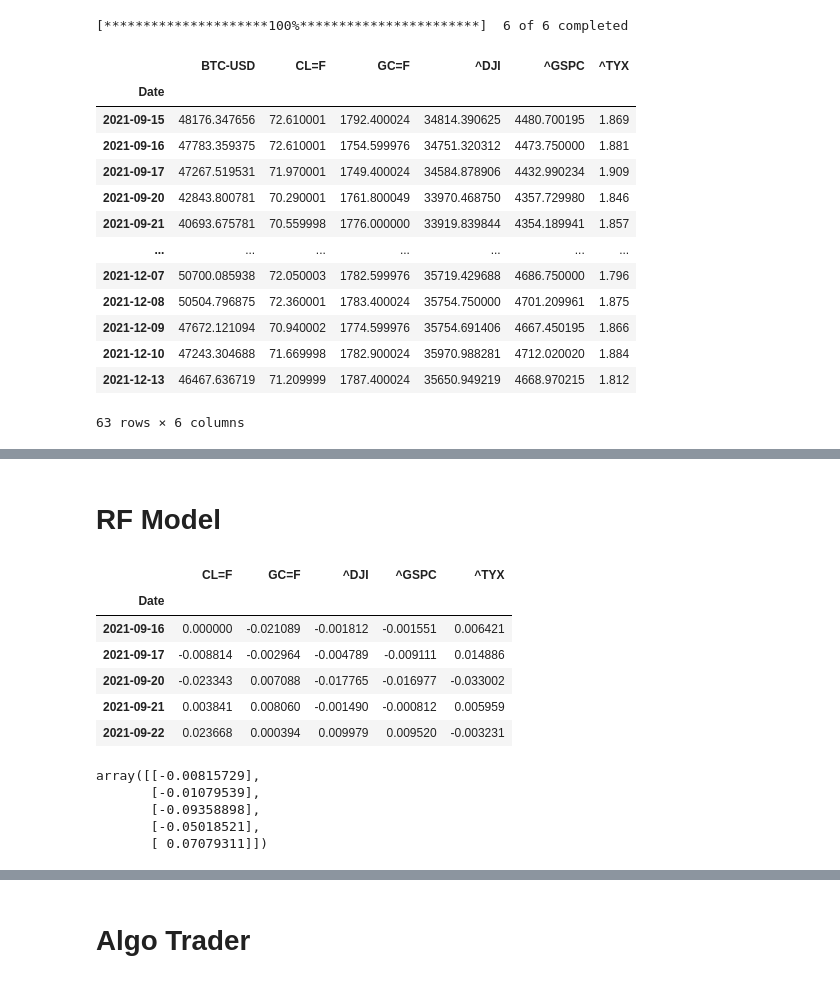
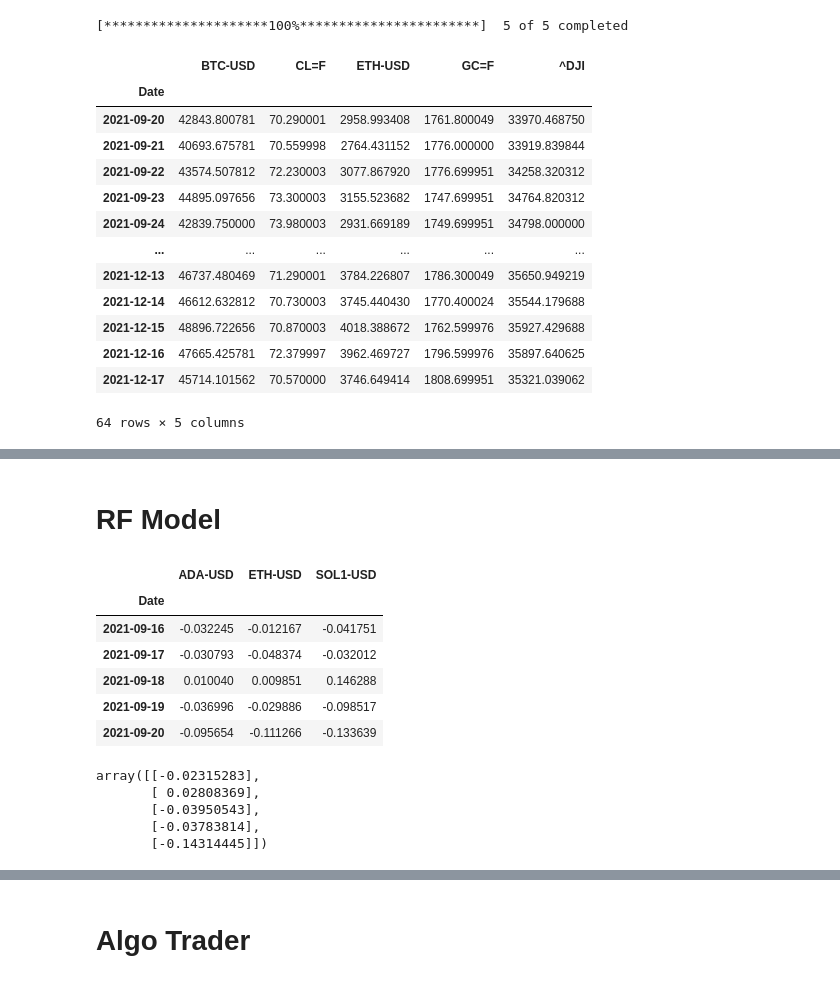
Before and after one commit to JDY320/project2, a Jupyter notebook: finalcode.ipynb, the cells around one changed output, grey strips where cells are left out. Cells and saved outputs as stored; diff of their text form; code cells hidden in the pictures.

```diff
--- a/finalcode.ipynb
+++ b/finalcode.ipynb
@@ -22,29 +22,29 @@ def asset_df(*x):
 # %%
 # Dow = ^DJI
 # SP500 = ^GSPC
 # 30-Year TSY = ^TYX
 # Crypto pairs 'CRYPTOTICKER-USD'
 # Gold 'GC=F'
 # Oil 'CL=F'
 
-df = asset_df('BTC-USD','^DJI','^GSPC','^TYX','GC=F','CL=F')
+df = asset_df('BTC-USD','ETH-USD','^DJI','GC=F','CL=F')
 df
 # %% [output]
-[*********************100%***********************]  6 of 6 completed
+[*********************100%***********************]  5 of 5 completed
-|  | BTC-USD | CL=F | GC=F | ^DJI | ^GSPC | ^TYX |
-| Date |  |  |  |  |  |  |
-| 2021-09-15 | 48176.347656 | 72.610001 | 1792.400024 | 34814.390625 | 4480.700195 | 1.869 |
-| 2021-09-16 | 47783.359375 | 72.610001 | 1754.599976 | 34751.320312 | 4473.750000 | 1.881 |
-| 2021-09-17 | 47267.519531 | 71.970001 | 1749.400024 | 34584.878906 | 4432.990234 | 1.909 |
-| 2021-09-20 | 42843.800781 | 70.290001 | 1761.800049 | 33970.468750 | 4357.729980 | 1.846 |
-| 2021-09-21 | 40693.675781 | 70.559998 | 1776.000000 | 33919.839844 | 4354.189941 | 1.857 |
-| ... | ... | ... | ... | ... | ... | ... |
-| 2021-12-07 | 50700.085938 | 72.050003 | 1782.599976 | 35719.429688 | 4686.750000 | 1.796 |
-| 2021-12-08 | 50504.796875 | 72.360001 | 1783.400024 | 35754.750000 | 4701.209961 | 1.875 |
-| 2021-12-09 | 47672.121094 | 70.940002 | 1774.599976 | 35754.691406 | 4667.450195 | 1.866 |
-| 2021-12-10 | 47243.304688 | 71.669998 | 1782.900024 | 35970.988281 | 4712.020020 | 1.884 |
-| 2021-12-13 | 46467.636719 | 71.209999 | 1787.400024 | 35650.949219 | 4668.970215 | 1.812 |
+|  | BTC-USD | CL=F | ETH-USD | GC=F | ^DJI |
+| Date |  |  |  |  |  |
+| 2021-09-20 | 42843.800781 | 70.290001 | 2958.993408 | 1761.800049 | 33970.468750 |
+| 2021-09-21 | 40693.675781 | 70.559998 | 2764.431152 | 1776.000000 | 33919.839844 |
+| 2021-09-22 | 43574.507812 | 72.230003 | 3077.867920 | 1776.699951 | 34258.320312 |
+| 2021-09-23 | 44895.097656 | 73.300003 | 3155.523682 | 1747.699951 | 34764.820312 |
+| 2021-09-24 | 42839.750000 | 73.980003 | 2931.669189 | 1749.699951 | 34798.000000 |
+| ... | ... | ... | ... | ... | ... |
+| 2021-12-13 | 46737.480469 | 71.290001 | 3784.226807 | 1786.300049 | 35650.949219 |
+| 2021-12-14 | 46612.632812 | 70.730003 | 3745.440430 | 1770.400024 | 35544.179688 |
+| 2021-12-15 | 48896.722656 | 70.870003 | 4018.388672 | 1762.599976 | 35927.429688 |
+| 2021-12-16 | 47665.425781 | 72.379997 | 3962.469727 | 1796.599976 | 35897.640625 |
+| 2021-12-17 | 45714.101562 | 70.570000 | 3746.649414 | 1808.699951 | 35321.039062 |
-63 rows × 6 columns
+64 rows × 5 columns
 # %%
 # Create function to run correlation matrix on any asset
 def asset_corr(df):
@@ -66,26 +68,26 @@ pct_chg_df = pct_chg_df.dropna()
 # Define features set
 # Manually Change the first arugument to whatever you want to predict
 X = pct_chg_df.copy()
-X.drop("BTC-USD", axis=1, inplace=True)
+X.drop("MATIC-USD", axis=1, inplace=True)
 X.head()
 # %% [output]
-|  | CL=F | GC=F | ^DJI | ^GSPC | ^TYX |
-| Date |  |  |  |  |  |
-| 2021-09-16 | 0.000000 | -0.021089 | -0.001812 | -0.001551 | 0.006421 |
-| 2021-09-17 | -0.008814 | -0.002964 | -0.004789 | -0.009111 | 0.014886 |
-| 2021-09-20 | -0.023343 | 0.007088 | -0.017765 | -0.016977 | -0.033002 |
-| 2021-09-21 | 0.003841 | 0.008060 | -0.001490 | -0.000812 | 0.005959 |
-| 2021-09-22 | 0.023668 | 0.000394 | 0.009979 | 0.009520 | -0.003231 |
+|  | ADA-USD | ETH-USD | SOL1-USD |
+| Date |  |  |  |
+| 2021-09-16 | -0.032245 | -0.012167 | -0.041751 |
+| 2021-09-17 | -0.030793 | -0.048374 | -0.032012 |
+| 2021-09-18 | 0.010040 | 0.009851 | 0.146288 |
+| 2021-09-19 | -0.036996 | -0.029886 | -0.098517 |
+| 2021-09-20 | -0.095654 | -0.111266 | -0.133639 |
 # %%
 # Define target vector
-y = pct_chg_df["BTC-USD"].values.reshape(-1, 1)
+y = pct_chg_df["MATIC-USD"].values.reshape(-1, 1)
 y[:5]
 # %% [output]
-array([[-0.00815729],
-       [-0.01079539],
-       [-0.09358898],
-       [-0.05018521],
-       [ 0.07079311]])
+array([[-0.02315283],
+       [ 0.02808369],
+       [-0.03950543],
+       [-0.03783814],
+       [-0.14314445]])
 # %%
 # Create function for RF Model
 
```
Also changed, not shown: parts of 6 cells of this notebook, 1 other file.
